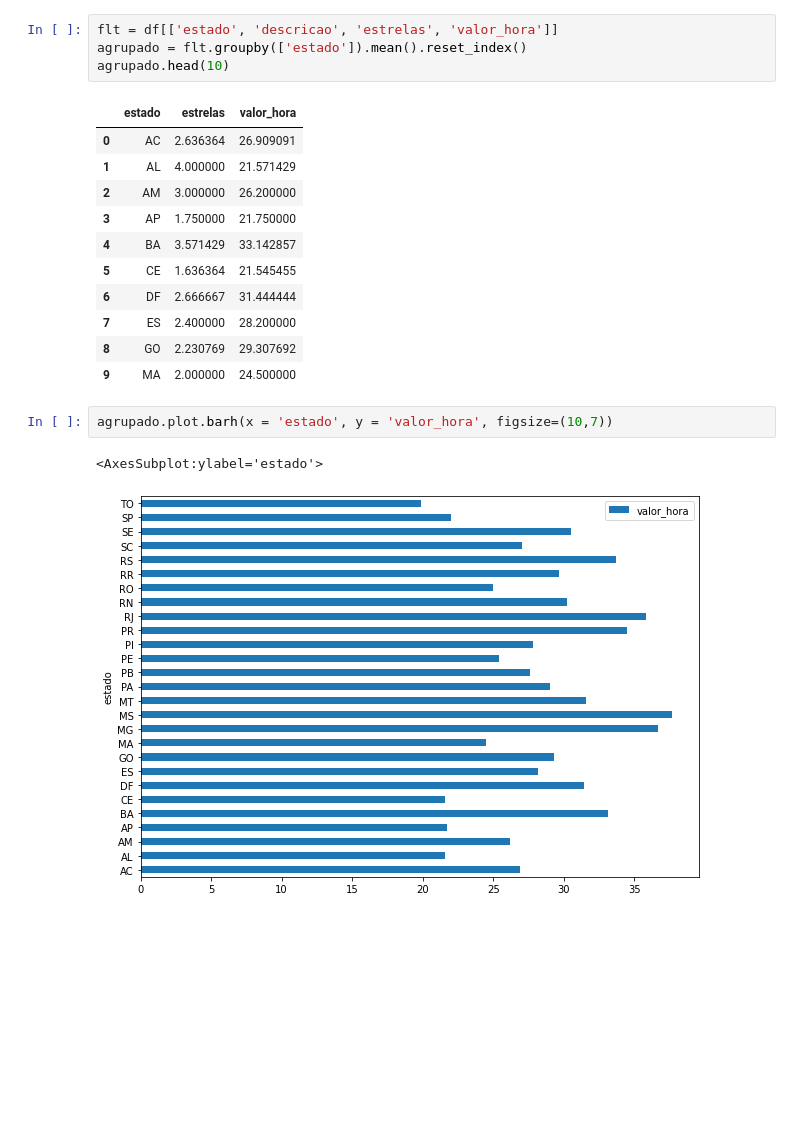
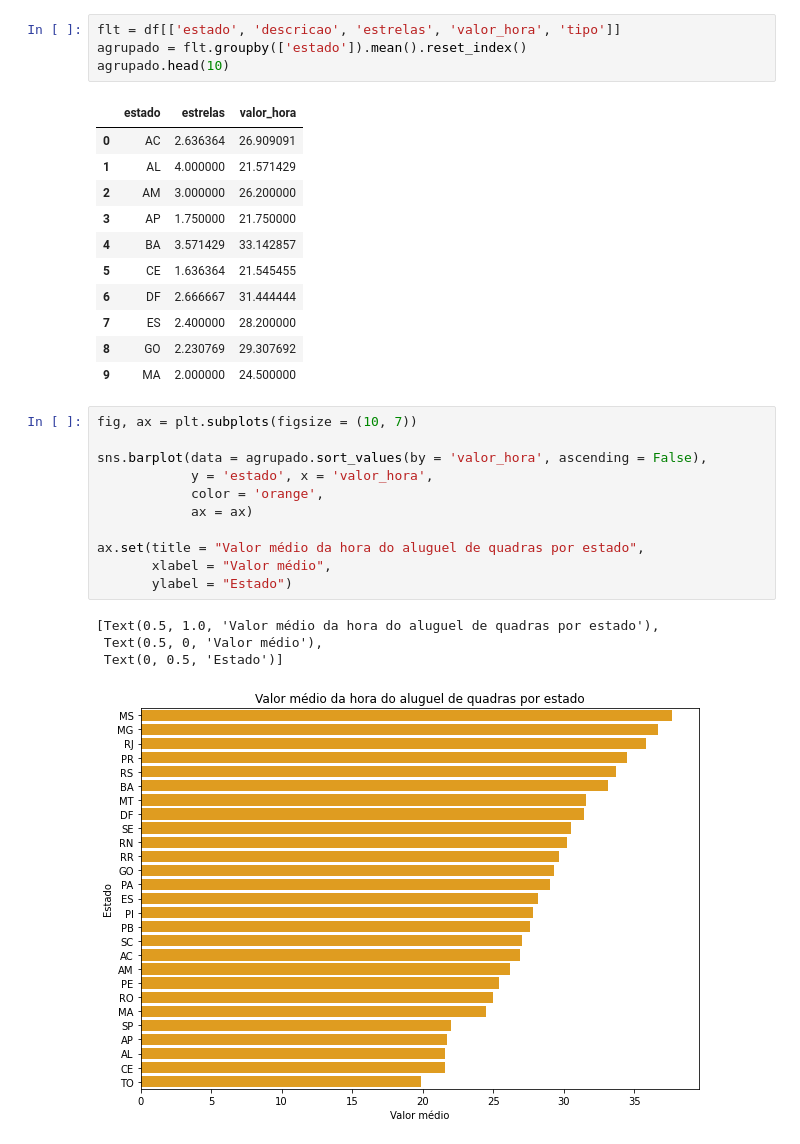
Before and after one commit to felipelmc/programming-languages, a Jupyter notebook: django/match_finder/preco_quadras/analysis.ipynb, the cells around one changed output. Saved outputs shown, nothing was run; the diff lists cells and outputs as text; blank space fills up the shorter version.

```diff
--- a/django/match_finder/preco_quadras/analysis.ipynb
+++ b/django/match_finder/preco_quadras/analysis.ipynb
@@ -26,7 +27,7 @@ df.head()
 | 3 | Vôlei | Estação Davi Lucas Viana | 85868269 | Nogueira | PB | 1 | +55 (061) 1002-8002 | 4 | 31 | ... |
 | 4 | Basquete | Setor Nunes | 36396214 | Monteiro de Martins | MA | 1 | +55 (081) 5686 7143 | 0 | 14 | ... |
 # %%
-flt = df[['estado', 'descricao', 'estrelas', 'valor_hora']]
+flt = df[['estado', 'descricao', 'estrelas', 'valor_hora', 'tipo']]
 agrupado = flt.groupby(['estado']).mean().reset_index()
 agrupado.head(10)
 # %% [output]
@@ -41,8 +42,19 @@ agrupado.head(10)
 | 7 | ES | 2.400000 | 28.200000 |
 | 8 | GO | 2.230769 | 29.307692 |
 | 9 | MA | 2.000000 | 24.500000 |
-# %%
-agrupado.plot.barh(x = 'estado', y = 'valor_hora', figsize=(10,7))
-# %% [output]
-<AxesSubplot:ylabel='estado'>
-[figure, removed]
+# %%
+fig, ax = plt.subplots(figsize = (10, 7))
+
+sns.barplot(data = agrupado.sort_values(by = 'valor_hora', ascending = False),
+            y = 'estado', x = 'valor_hora',
+            color = 'orange',
+            ax = ax)
+
+ax.set(title = "Valor médio da hora do aluguel de quadras por estado",
+       xlabel = "Valor médio",
+       ylabel = "Estado")
+# %% [output]
+[Text(0.5, 1.0, 'Valor médio da hora do aluguel de quadras por estado'),
+ Text(0.5, 0, 'Valor médio'),
+ Text(0, 0.5, 'Estado')]
+[figure, added]
```
Also changed, not shown: parts of 6 cells of this notebook, 3 other files.
